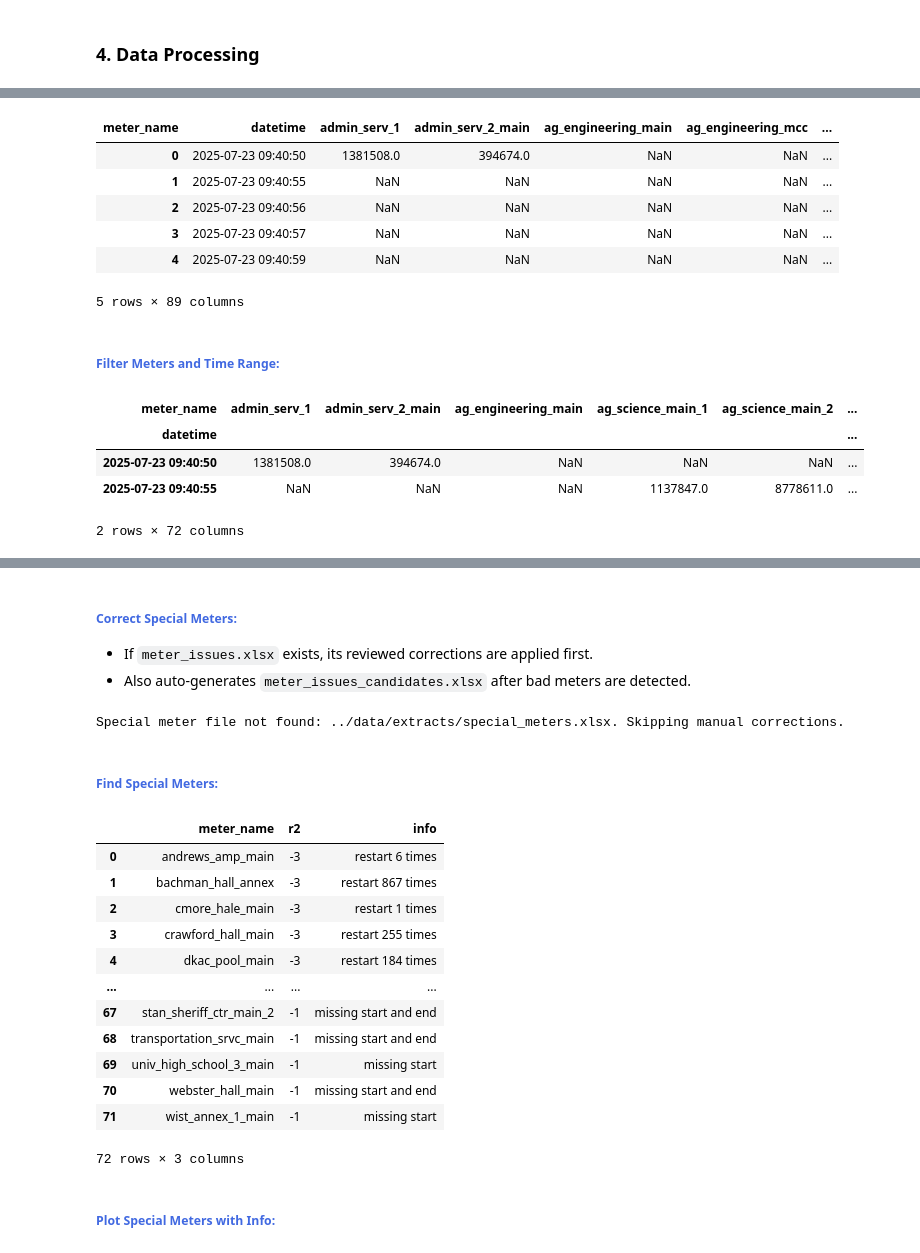
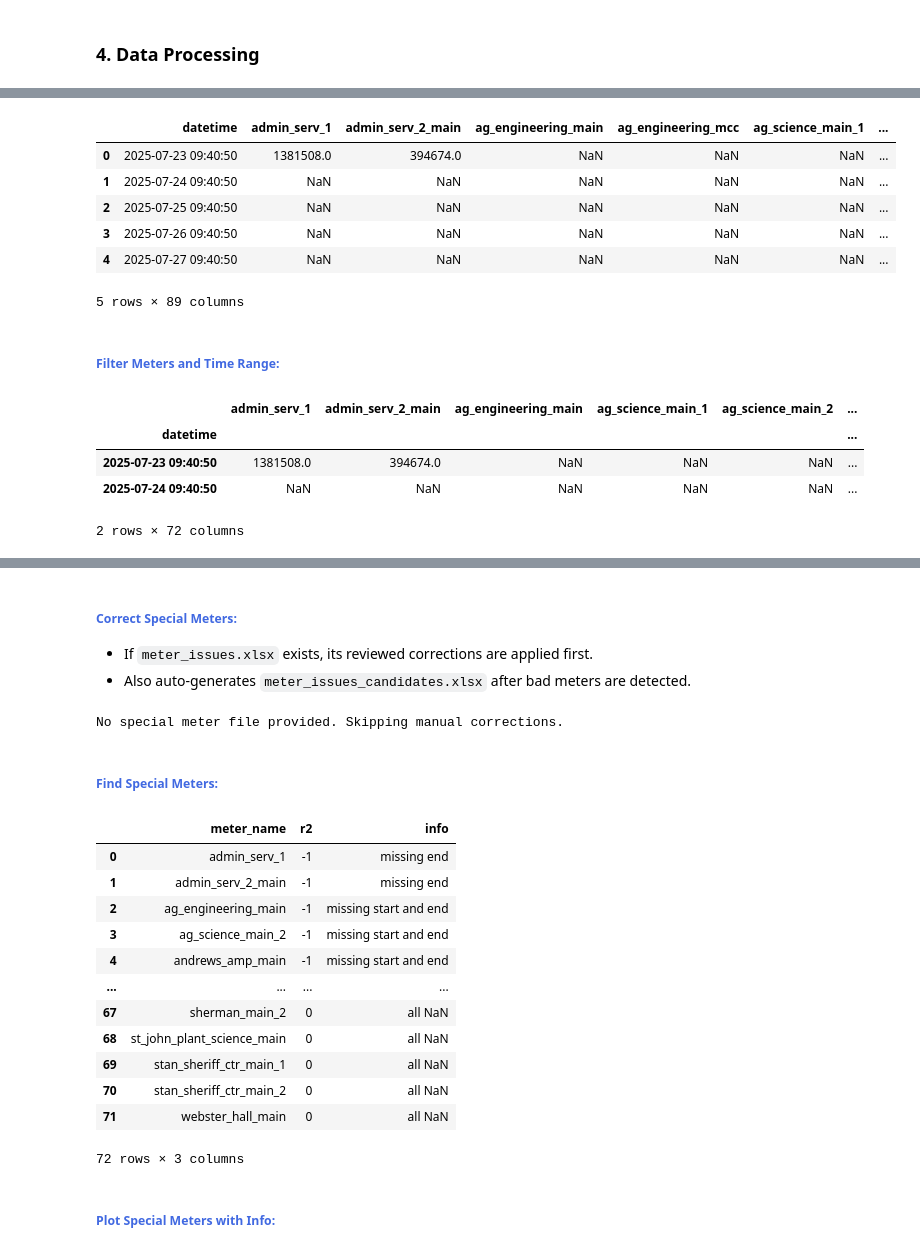
Before and after one commit to uhm-campus-energy/harvest_kwh_prep, a Jupyter notebook: notebooks/1.kwh_end_points.ipynb, the cells around one changed output, grey strips where cells are left out. Drawn from its saved outputs; the diff is of its cells as text; code cells hidden in the pictures.

```diff
--- a/notebooks/1.kwh_end_points.ipynb
+++ b/notebooks/1.kwh_end_points.ipynb
@@ -197,31 +209,18 @@ combined_df = combined_df.sort_values(by=['meter_name', 'datetime']).reset_index
 # %%
-# Convert long format Harvest kWh data to wide format
-pivoted_df = combined_df.pivot(
-    index="datetime",
-    columns="meter_name",
-    values="kwh"
-).reset_index()
+# Pivot table with every meter be one column
+pivoted_df = combined_df.pivot(index='datetime', columns='meter_name', values='meter_reading').reset_index()
 
-# Fill missing timestamps only if you want a fixed frequency grid
-if freq is not None:
-    full_df = dc.fill_missing_timestamps(pivoted_df, freq)
-else:
-    full_df = pivoted_df.copy()
+# Fill missing timestamps
+full_df = dc.fill_missing_timestamps(pivoted_df, freq)
 
 full_df.head()
-
-# # Pivot table with every meter be one column
-# pivoted_df = combined_df.pivot(index='datetime', columns='meter_name', values='meter_reading').reset_index()
-
-# # Fill missing timestamps
-# full_df = dc.fill_missing_timestamps(pivoted_df, freq)
 # %% [output]
-| meter_name | datetime | admin_serv_1 | admin_serv_2_main | ag_engineering_main | ag_engineering_mcc | ... |
-| 0 | 2025-07-23 09:40:50 | 1381508.0 | 394674.0 | NaN | NaN | ... |
-| 1 | 2025-07-23 09:40:55 | NaN | NaN | NaN | NaN | ... |
-| 2 | 2025-07-23 09:40:56 | NaN | NaN | NaN | NaN | ... |
-| 3 | 2025-07-23 09:40:57 | NaN | NaN | NaN | NaN | ... |
-| 4 | 2025-07-23 09:40:59 | NaN | NaN | NaN | NaN | ... |
+|  | datetime | admin_serv_1 | admin_serv_2_main | ag_engineering_main | ag_engineering_mcc | ag_science_main_1 | ... |
+| 0 | 2025-07-23 09:40:50 | 1381508.0 | 394674.0 | NaN | NaN | NaN | ... |
+| 1 | 2025-07-24 09:40:50 | NaN | NaN | NaN | NaN | NaN | ... |
+| 2 | 2025-07-25 09:40:50 | NaN | NaN | NaN | NaN | NaN | ... |
+| 3 | 2025-07-26 09:40:50 | NaN | NaN | NaN | NaN | NaN | ... |
+| 4 | 2025-07-27 09:40:50 | NaN | NaN | NaN | NaN | NaN | ... |
 5 rows × 89 columns
 # %% [markdown]
 ##### <span style="color:royalblue">Filter Meters and Time Range:</span>
@@ -261,10 +260,10 @@ data = data.replace(0, np.nan)
 
 data.head(2)
 # %% [output]
-| meter_name | admin_serv_1 | admin_serv_2_main | ag_engineering_main | ag_science_main_1 | ag_science_main_2 | ... |
+|  | admin_serv_1 | admin_serv_2_main | ag_engineering_main | ag_science_main_1 | ag_science_main_2 | ... |
 | datetime |  |  |  |  |  | ... |
 | 2025-07-23 09:40:50 | 1381508.0 | 394674.0 | NaN | NaN | NaN | ... |
-| 2025-07-23 09:40:55 | NaN | NaN | NaN | 1137847.0 | 8778611.0 | ... |
+| 2025-07-24 09:40:50 | NaN | NaN | NaN | NaN | NaN | ... |
 2 rows × 72 columns
 # %% [markdown]
 <!-- ##### <span style="color:royalblue">Correct Special Meters:</span>
@@ -282,7 +281,7 @@ data.head(2)
 
 data_corrected = dc.apply_special_meter_corrections(data, meter_issues_file)
 # %% [output]
-Special meter file not found: ../data/extracts/special_meters.xlsx. Skipping manual corrections.
+No special meter file provided. Skipping manual corrections.
 # %% [markdown]
 ##### <span style="color:royalblue">Find Special Meters:</span>
 # %%
@@ -292,17 +291,17 @@ df_special_meters
 # df_special_meters, df_restarts = dc.find_special_meters(data, r2_threshold)
 # %% [output]
 |  | meter_name | r2 | info |
-| 0 | andrews_amp_main | -3 | restart 6 times |
-| 1 | bachman_hall_annex | -3 | restart 867 times |
-| 2 | cmore_hale_main | -3 | restart 1 times |
-| 3 | crawford_hall_main | -3 | restart 255 times |
-| 4 | dkac_pool_main | -3 | restart 184 times |
+| 0 | admin_serv_1 | -1 | missing end |
+| 1 | admin_serv_2_main | -1 | missing end |
+| 2 | ag_engineering_main | -1 | missing start and end |
+| 3 | ag_science_main_2 | -1 | missing start and end |
+| 4 | andrews_amp_main | -1 | missing start and end |
 | ... | ... | ... | ... |
-| 67 | stan_sheriff_ctr_main_2 | -1 | missing start and end |
-| 68 | transportation_srvc_main | -1 | missing start and end |
-| 69 | univ_high_school_3_main | -1 | missing start |
-| 70 | webster_hall_main | -1 | missing start and end |
-| 71 | wist_annex_1_main | -1 | missing start |
+| 67 | sherman_main_2 | 0 | all NaN |
+| 68 | st_john_plant_science_main | 0 | all NaN |
+| 69 | stan_sheriff_ctr_main_1 | 0 | all NaN |
+| 70 | stan_sheriff_ctr_main_2 | 0 | all NaN |
+| 71 | webster_hall_main | 0 | all NaN |
 72 rows × 3 columns
 # %% [markdown]
 ##### <span style="color:royalblue">Plot Special Meters with Info:</span>
```
Also changed, not shown: parts of 6 cells of this notebook, 1 other file.
